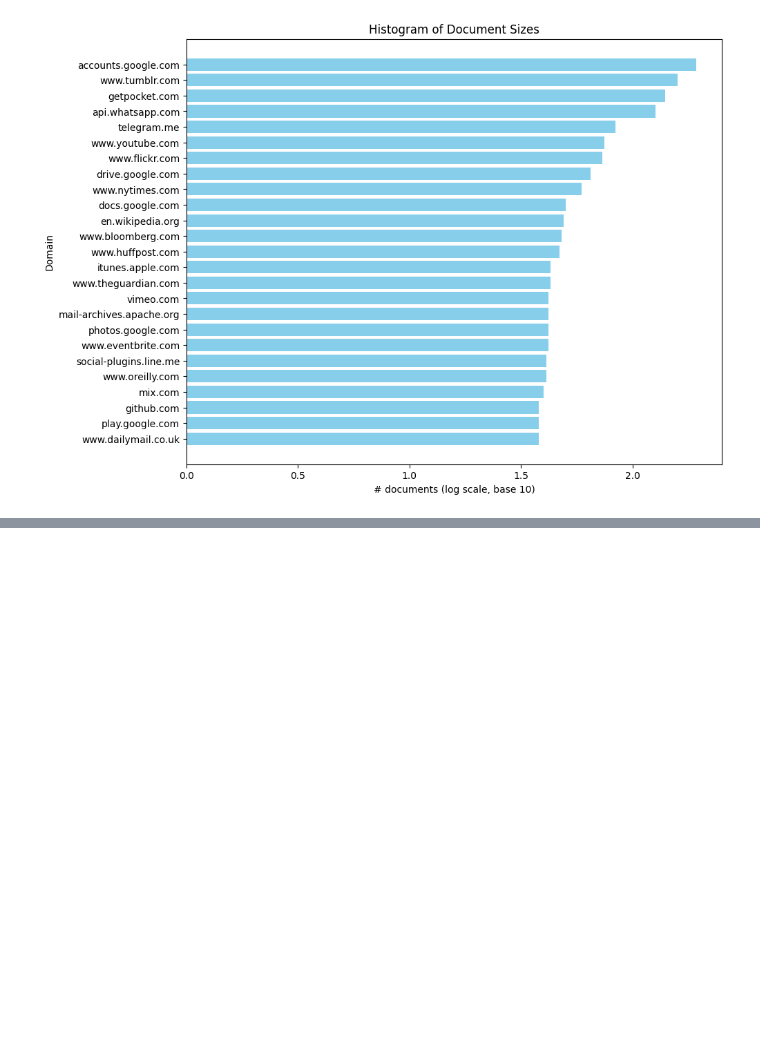
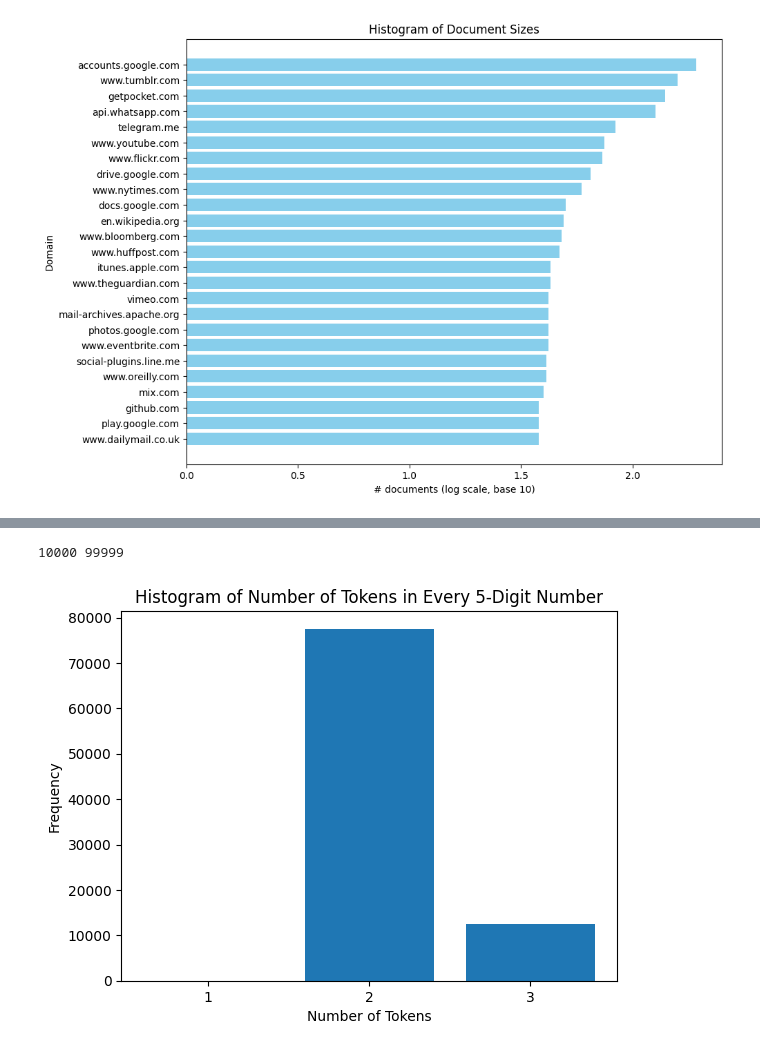
Before and after one commit to krishhrana/LLM, a Jupyter notebook: HW3/llms-class-hw-3-main/src/data_exploration.ipynb, the cells around one changed output, grey strips where cells are left out. Cells and saved outputs as stored; diff of their text form; code cells hidden in the pictures; blank space fills up the shorter version.

```diff
--- a/HW3/llms-class-hw-3-main/src/data_exploration.ipynb
+++ b/HW3/llms-class-hw-3-main/src/data_exploration.ipynb
@@ -149,0 +173,5 @@ plot_domain_hist(domains=urls, token_counts=u_doc_count, xlabel='documents')
+# %%
+plot_digit_hist(get_n_digit_nums(5), 5)
+# %% [output]
+10000 99999
+[figure, added]
```
Also changed, not shown: parts of 6 cells of this notebook.
